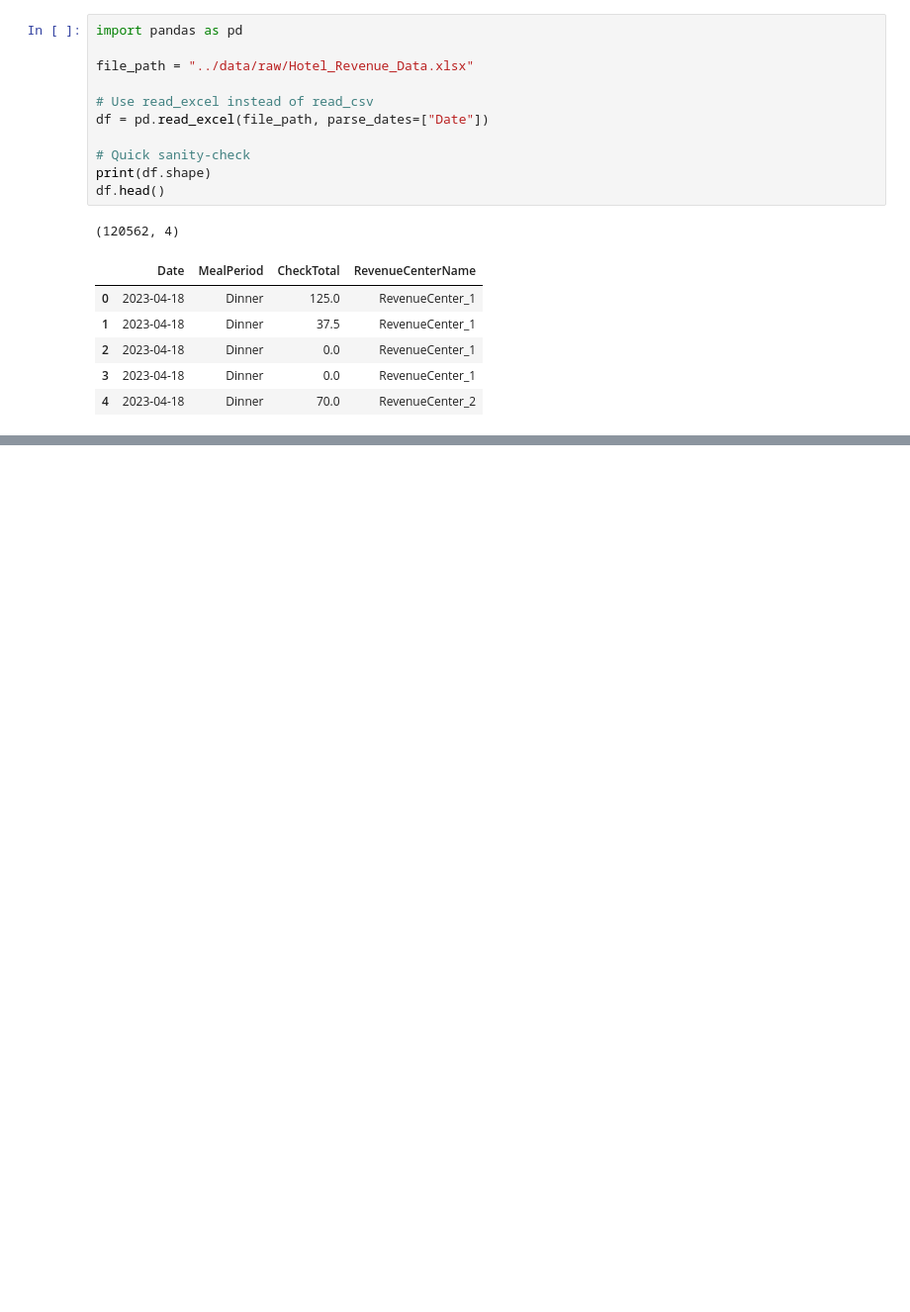
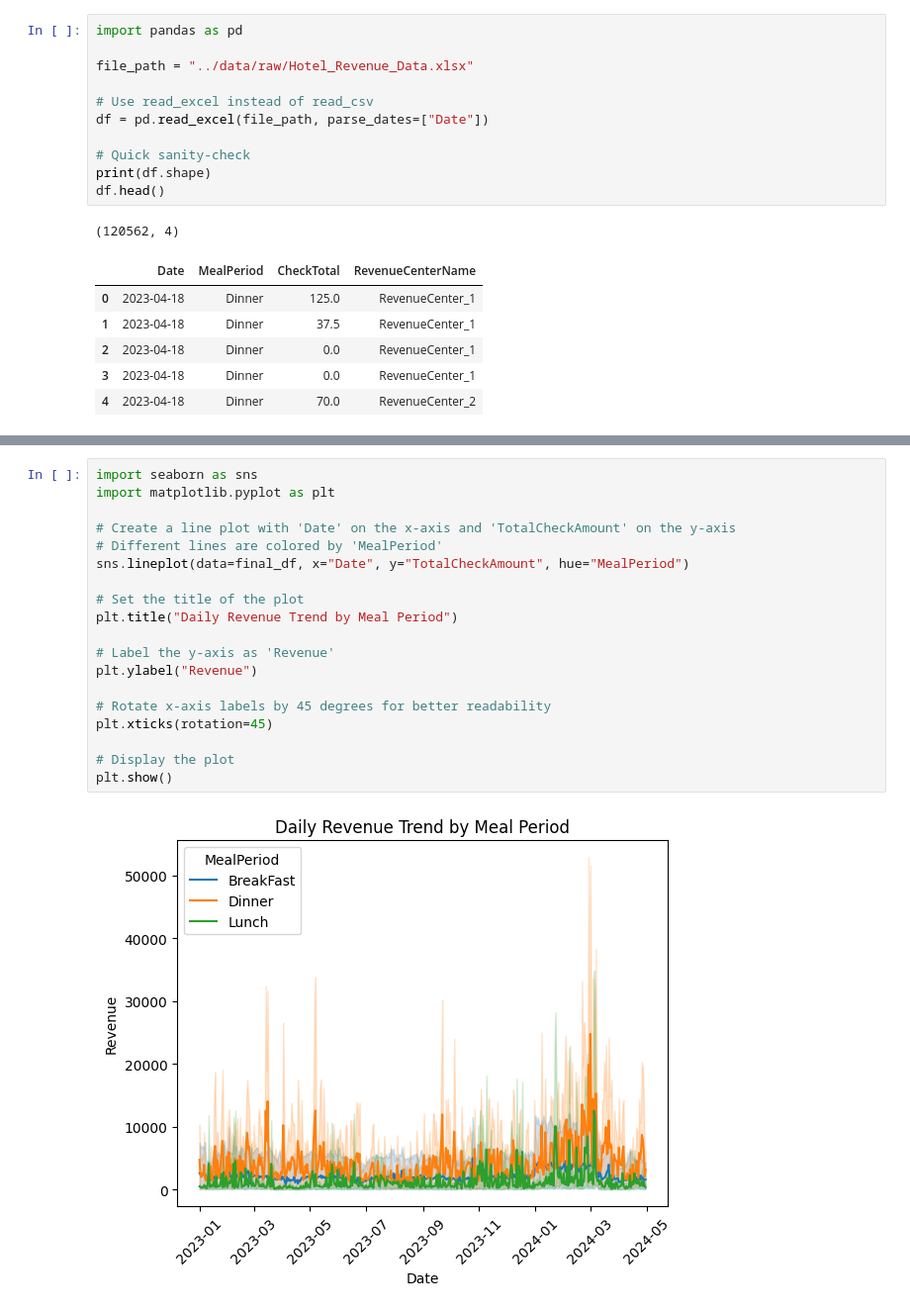
Before and after one commit to BeatBard/hotel-revenue-forecast, a Jupyter notebook: notebooks/FeatureEng.ipynb, the cells around one changed output, grey strips where cells are left out. Shown: that part at 99% size. Drawn from its saved outputs; the diff is of its cells as text; blank space fills up the shorter version.

```diff
--- a/notebooks/FeatureEng.ipynb
+++ b/notebooks/FeatureEng.ipynb
@@ -54,0 +64,21 @@ final_df.to_csv("complete_daily_revenue_totals.csv", index=False)
+# %%
+import seaborn as sns
+import matplotlib.pyplot as plt
+
+# Create a line plot with 'Date' on the x-axis and 'TotalCheckAmount' on the y-axis
+# Different lines are colored by 'MealPeriod'
+sns.lineplot(data=final_df, x="Date", y="TotalCheckAmount", hue="MealPeriod")
+
+# Set the title of the plot
+plt.title("Daily Revenue Trend by Meal Period")
+
+# Label the y-axis as 'Revenue'
+plt.ylabel("Revenue")
+
+# Rotate x-axis labels by 45 degrees for better readability
+plt.xticks(rotation=45)
+
+# Display the plot
+plt.show()
+# %% [output]
+[figure, added]
```
Also changed, not shown: parts of 5 cells of this notebook, 1 other file.
